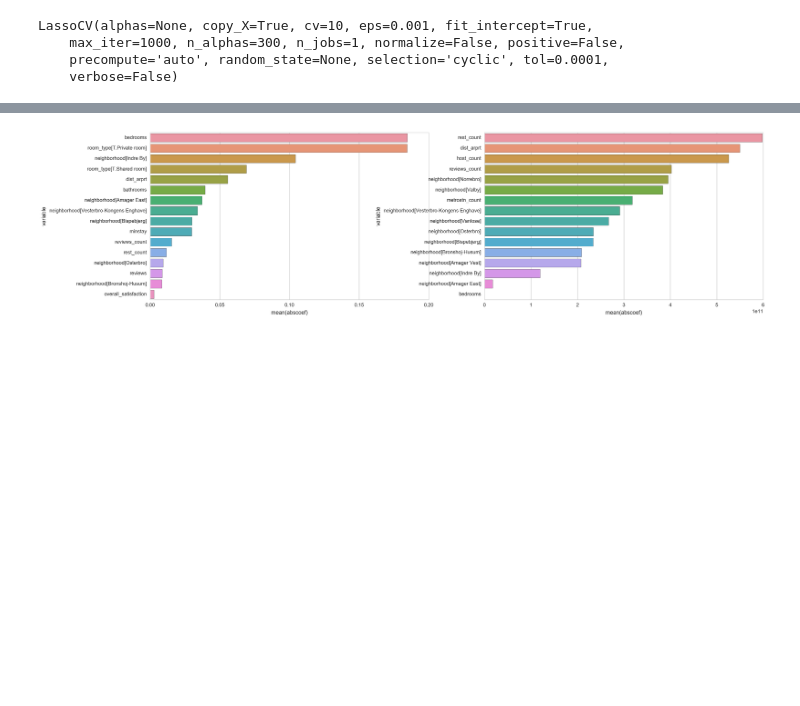
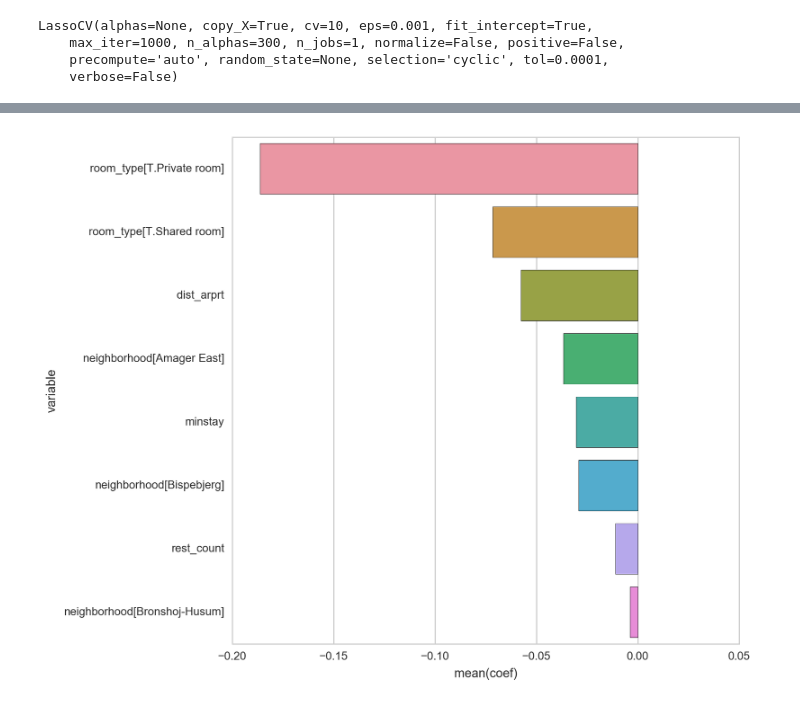
Before and after one commit to Jyojha/DS_Projects, a Jupyter notebook: Copenhagen_Model.ipynb, the cells around one changed output, grey strips where cells are left out. Drawn from its saved outputs; the diff is of its cells as text; code cells hidden in the pictures; blank space fills up the shorter version.

```diff
--- a/Copenhagen_Model.ipynb
+++ b/Copenhagen_Model.ipynb
@@ -36,2 +42,6 @@ copenhagen = pd.read_csv('/Users/jyots/Desktop/DS_Projects/airbnb_DataSets/Copen
+# %%
+copenhagen = copenhagen[copenhagen['price'] < 1000]
 # %%
 X, y = pred_target(copenhagen)
+# %%
+X_train, X_test, y_train, y_test = train_test_split(X, y, test_size = 0.3)
@@ -37,0 +80,2 @@ X, y = pred_target(copenhagen)
+# %%
+linmod.fit(X_train,y_train)
@@ -76,2 +99,0 @@ np.mean(predictions)
-# %%
-linmod.fit(Xn_train, y_train)
@@ -229,13 +229,9 @@ sns.barplot(y = lasso_coef.variable, x = lasso_coef.coef, data=lasso_coef)
 # %%
-fig, (ax1,ax2) = plt.subplots(1,2,figsize=(22,6))
+fig, ax = plt.subplots(figsize=(8,8))
 
-sns.barplot(y = lasso_coef.loc[0:15,:].variable, x = lasso_coef.loc[0:15,:].abscoef, data=lasso_coef.loc[0:15,:],
-            ax=ax1
+sns.barplot(y = lasso_coef[lasso_coef.coef < 0].variable, x = lasso_coef[lasso_coef.coef < 0].coef, data=lasso_coef,
+            ax=ax
            )
-sns.barplot(y = linmod_coef.loc[0:15,:].variable, x = linmod_coef.loc[0:15,:].abscoef, data=linmod_coef.loc[0:15,:],
-            ax=ax2
-           )
-
 plt.show()
 # %% [output]
-[figure, old version]
+[figure, new version]
```
Also changed, not shown: parts of 43 cells of this notebook.
